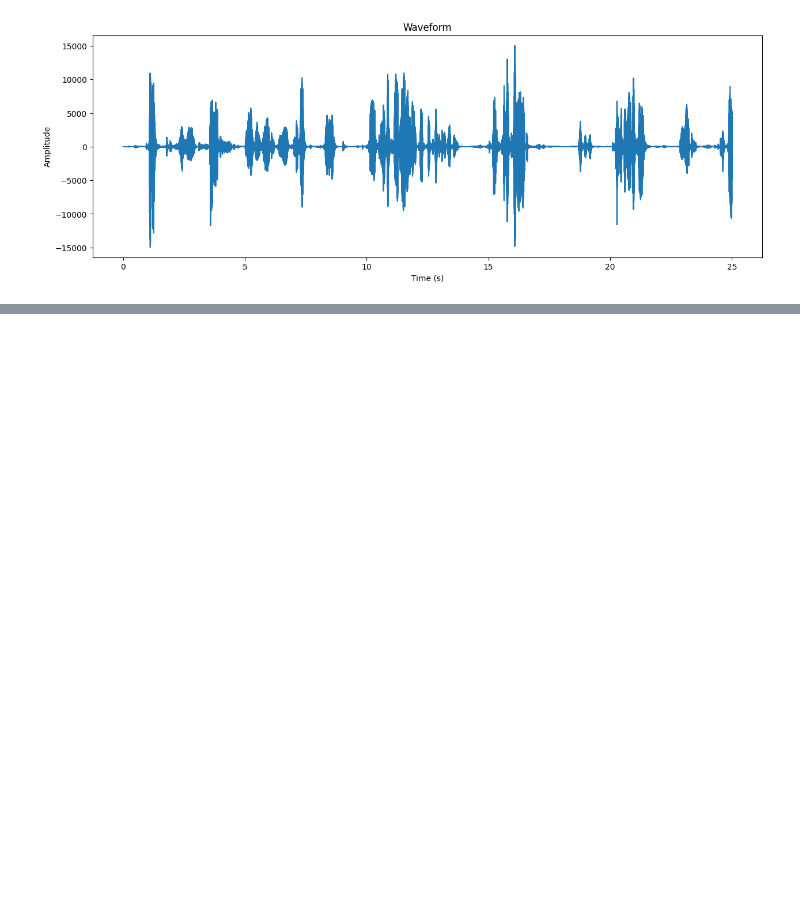
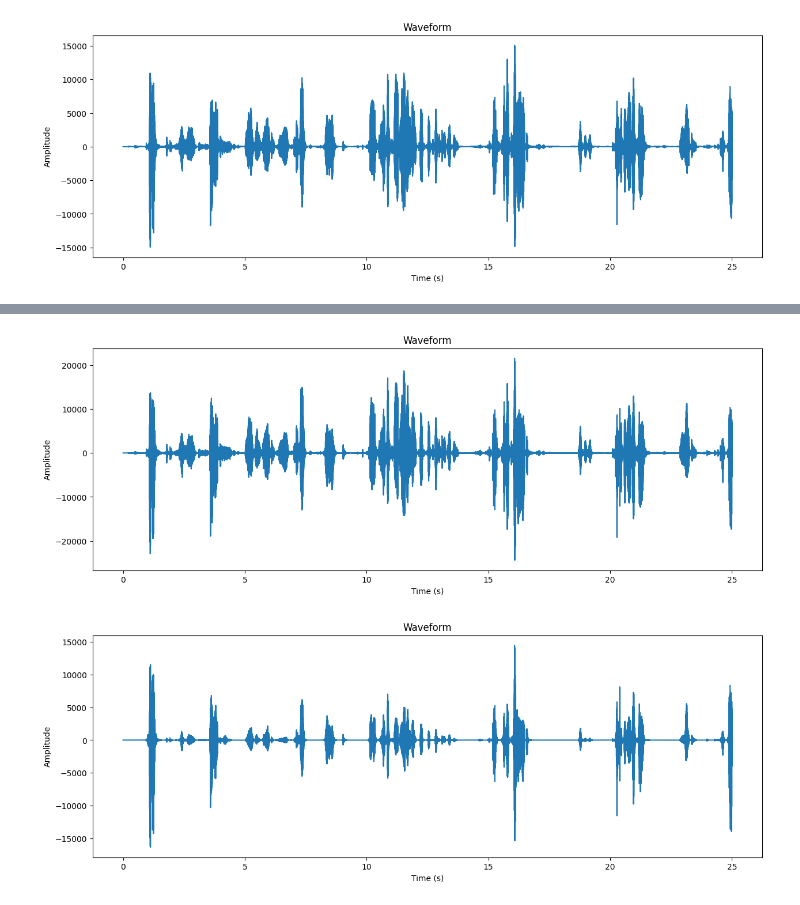
Before and after one commit to Wambugu-Muchemi/listen-write, a Jupyter notebook: audiotest.ipynb, the cells around one changed output, grey strips where cells are left out. Saved outputs shown, nothing was run; the diff lists cells and outputs as text; code cells hidden in the pictures; blank space fills up the shorter version.

```diff
--- a/audiotest.ipynb
+++ b/audiotest.ipynb
@@ -74,0 +111,13 @@ plot_waveform(audio_file_path)
+# %%
+#lets visualize the cleaned audio now, we can plot both non-cleaned and cleaned audio
+
+#non-cleaned audio as first plot
+audio_file_path = "/home/wambugumuchemi/Projects/listen-write/audiobank/segment_1.mp3"
+plot_waveform(audio_file_path)
+
+#cleaned audio as second plot
+audio_file_path = "/home/wambugumuchemi/Projects/listen-write/cleaned_audio/clean1.mp3"
+plot_waveform(audio_file_path)
+# %% [output]
+[figure, added]
+[figure, added]
```
Also changed, not shown: parts of 6 cells of this notebook, 1 other file.
